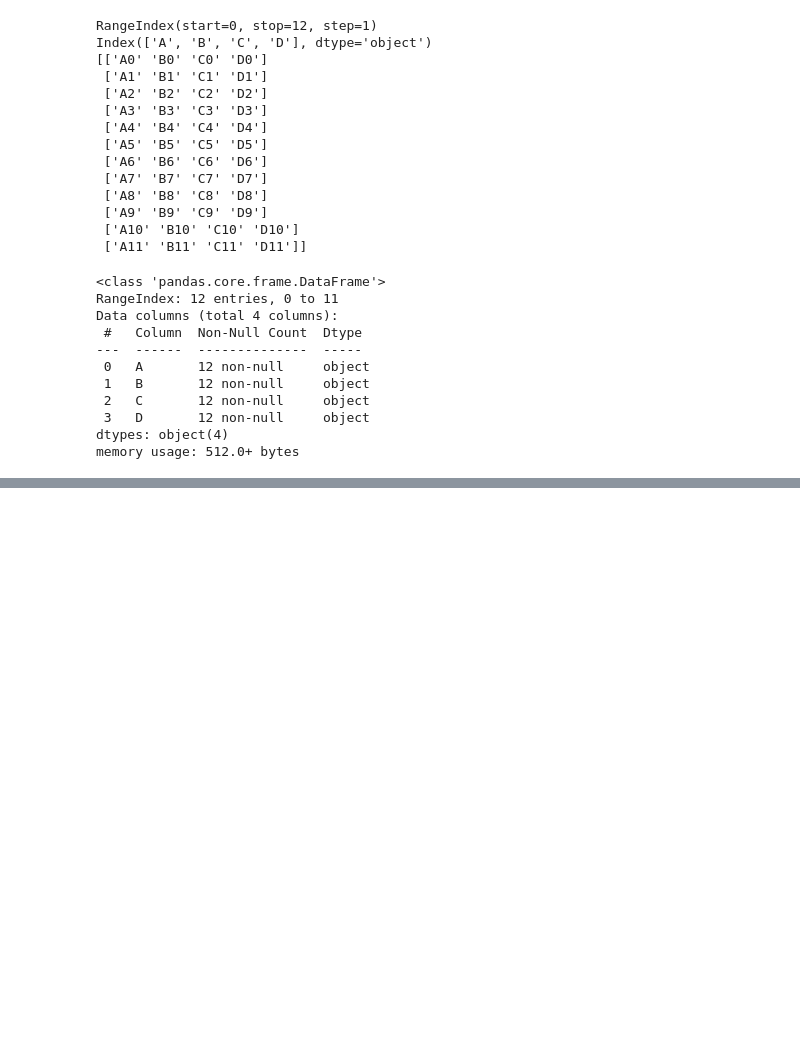
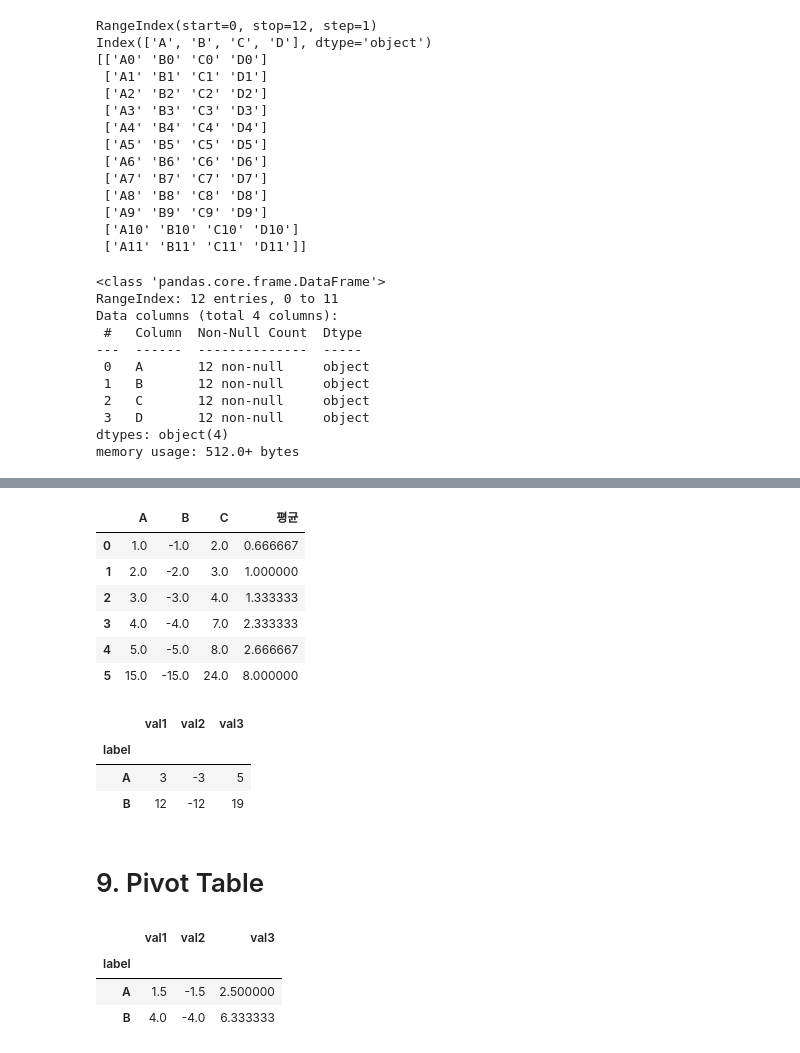
Before and after one commit to jungdennis/MLDL_study, a Jupyter notebook: EDA/판다스 기본.ipynb, the cells around one changed output, grey strips where cells are left out. Cells and saved outputs as stored; diff of their text form; code cells hidden in the pictures; blank space fills up the shorter version.

```diff
--- a/EDA/판다스 기본.ipynb
+++ b/EDA/판다스 기본.ipynb
@@ -117,0 +274,5 @@ memory usage: 512.0+ bytes
+# %%
+# 새로운 열 추가하기
+df = pd.DataFrame([[1, -1, 2], [2, -2, 3], [3, -3, 4], [4, -4, 7], [5, -5, 8]], columns = ["A", "B", "C"])
+df["평균"] = df.mean(axis = 1)
+df
@@ -117,0 +286,32 @@ memory usage: 512.0+ bytes
+# %%
+# 새로운 행 추가하기
+df.loc[5] = df.sum()
+df
+# %% [output]
+|  | A | B | C | 평균 |
+| 0 | 1.0 | -1.0 | 2.0 | 0.666667 |
+| 1 | 2.0 | -2.0 | 3.0 | 1.000000 |
+| 2 | 3.0 | -3.0 | 4.0 | 1.333333 |
+| 3 | 4.0 | -4.0 | 7.0 | 2.333333 |
+| 4 | 5.0 | -5.0 | 8.0 | 2.666667 |
+| 5 | 15.0 | -15.0 | 24.0 | 8.000000 |
+# %%
+# 특정 column을 기준으로 묶어서 합계 구하기
+df_2 = pd.DataFrame({"val1" : [1, 2, 3, 4, 5], "val2" : [-1, -2, -3, -4, -5],
+                     "val3" : [2, 3, 4, 7, 8], "label" : ["A", "A", "B", "B", "B"]})
+df_2.groupby("label").sum()
+# %% [output]
+|  | val1 | val2 | val3 |
+| label |  |  |  |
+| A | 3 | -3 | 5 |
+| B | 12 | -12 | 19 |
+# %% [markdown]
+# 9. Pivot Table
+# %%
+# pivot table 만들기
+df_2.pivot_table(index = "label", aggfunc = "mean")
+# %% [output]
+|  | val1 | val2 | val3 |
+| label |  |  |  |
+| A | 1.5 | -1.5 | 2.500000 |
+| B | 4.0 | -4.0 | 6.333333 |
```
Also changed, not shown: parts of 23 cells of this notebook.
